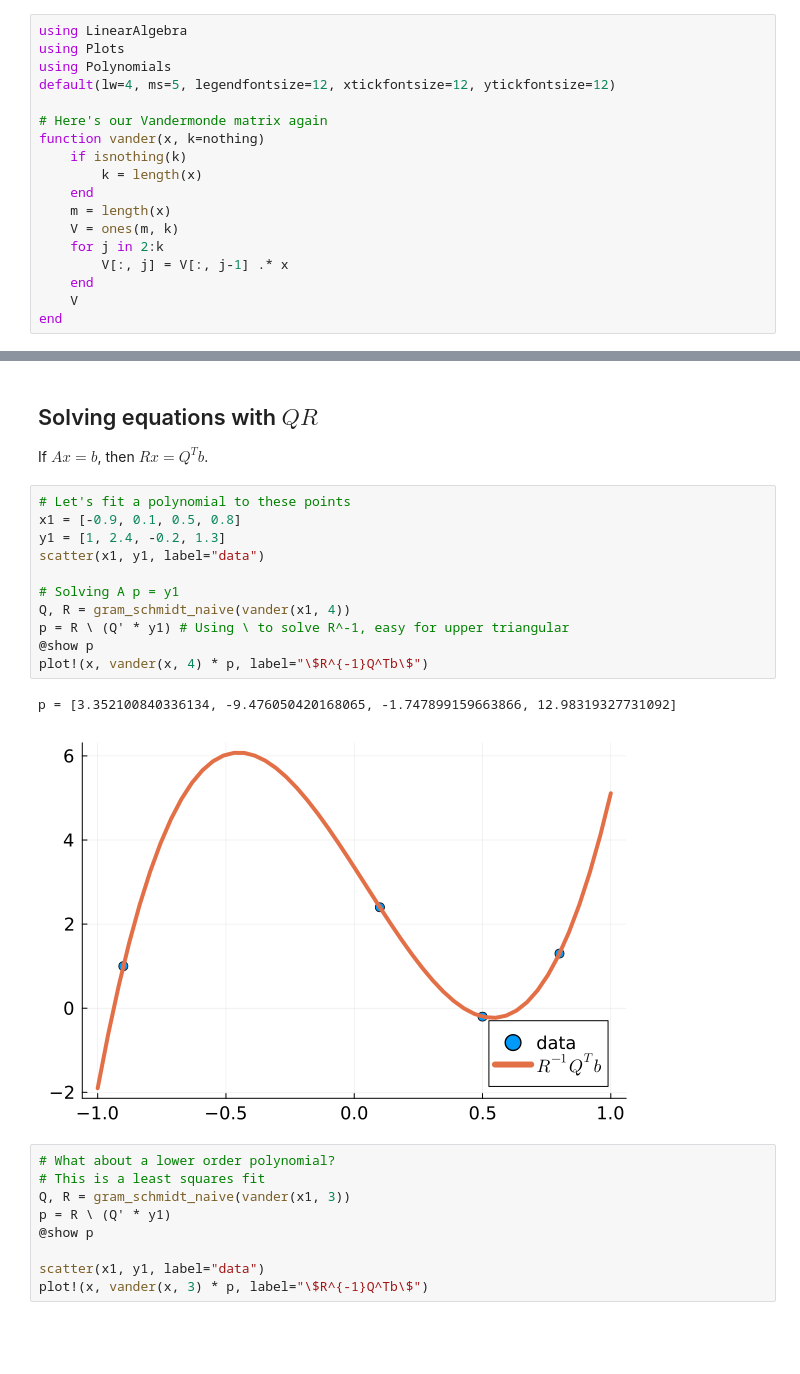
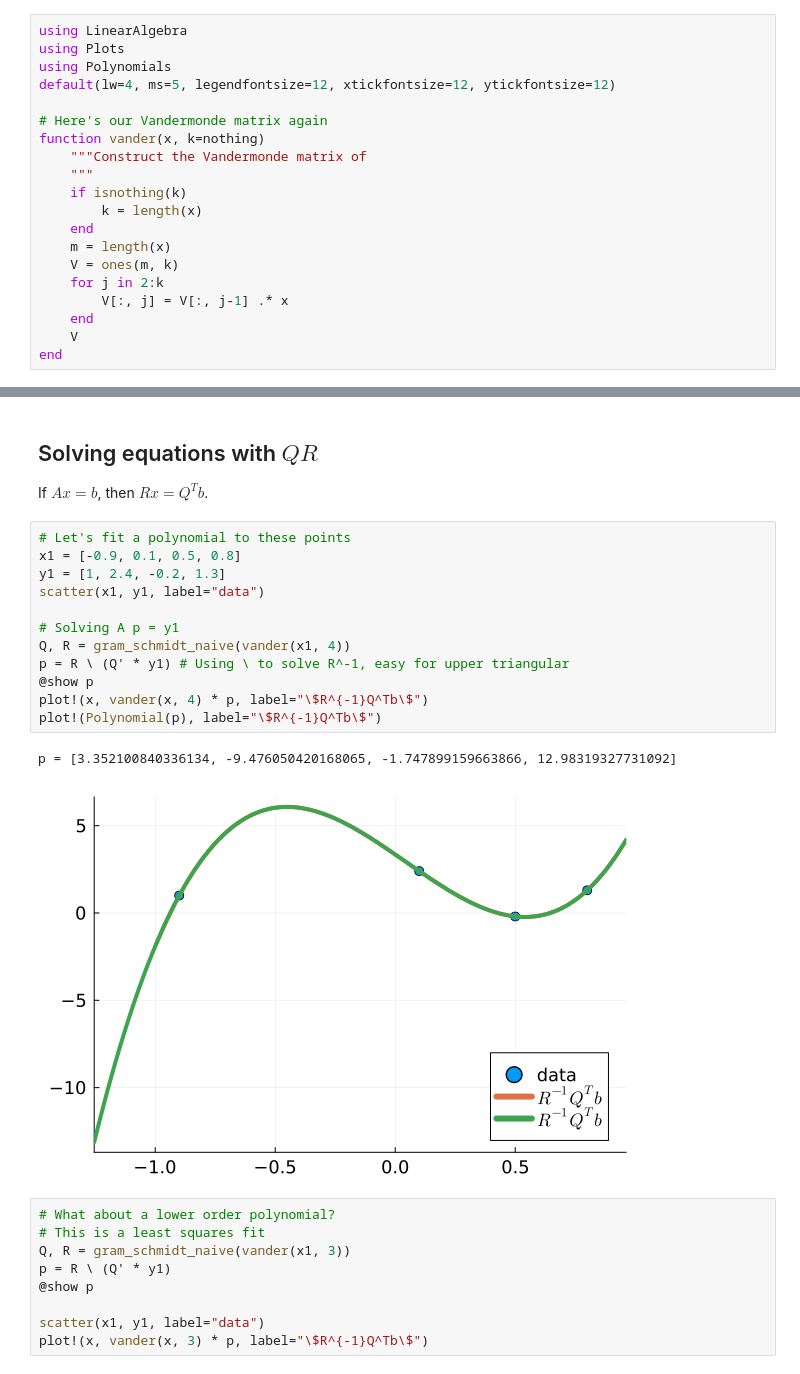
Before and after one commit to jeremylt/csci-3656-fall-2025, a Jupyter notebook: source/notebooks/2025-09-24-QR-Factorization.ipynb, the cells around one changed output, grey strips where cells are left out. Drawn from its saved outputs; the diff is of its cells as text; blank space fills up the shorter version.

```diff
--- a/source/notebooks/2025-09-24-QR-Factorization.ipynb
+++ b/source/notebooks/2025-09-24-QR-Factorization.ipynb
@@ -16,6 +16,8 @@ default(lw=4, ms=5, legendfontsize=12, xtickfontsize=12, ytickfontsize=12)
 
 # Here's our Vandermonde matrix again
 function vander(x, k=nothing)
+    """Construct the Vandermonde matrix of
+    """
     if isnothing(k)
         k = length(x)
     end
@@ -89,17 +90,18 @@ If $A x = b$, then $R x = Q^T b$.
 # %%
 # Let's fit a polynomial to these points
 x1 = [-0.9, 0.1, 0.5, 0.8]
 y1 = [1, 2.4, -0.2, 1.3]
 scatter(x1, y1, label="data")
 
 # Solving A p = y1
 Q, R = gram_schmidt_naive(vander(x1, 4))
 p = R \ (Q' * y1) # Using \ to solve R^-1, easy for upper triangular
 @show p
 plot!(x, vander(x, 4) * p, label="\$R^{-1}Q^Tb\$")
+plot!(Polynomial(p), label="\$R^{-1}Q^Tb\$")
 # %% [output]
 p = [3.352100840336134, -9.476050420168065, -1.747899159663866, 12.98319327731092]
-[figure, old version]
+[figure, new version]
 # %%
 # What about a lower order polynomial?
 # This is a least squares fit
```
Also changed, not shown: parts of 3 cells of this notebook, 7 other files.
